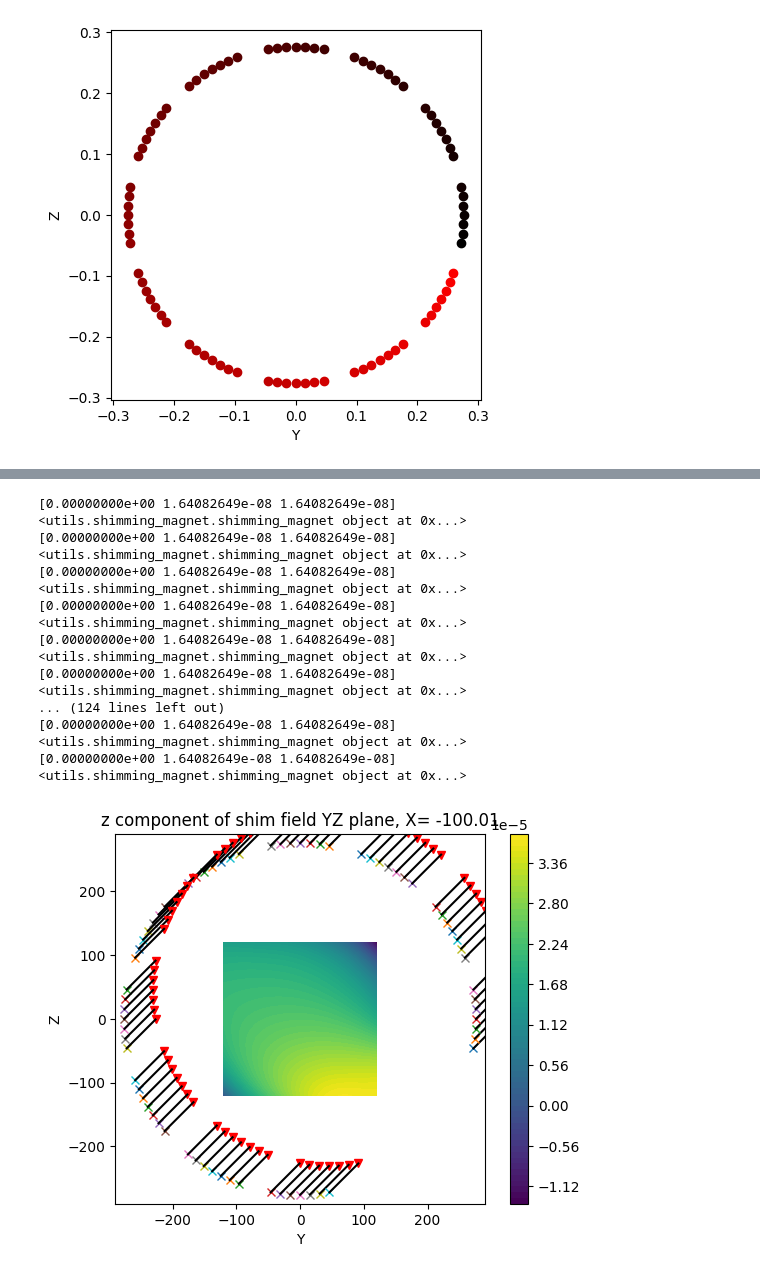
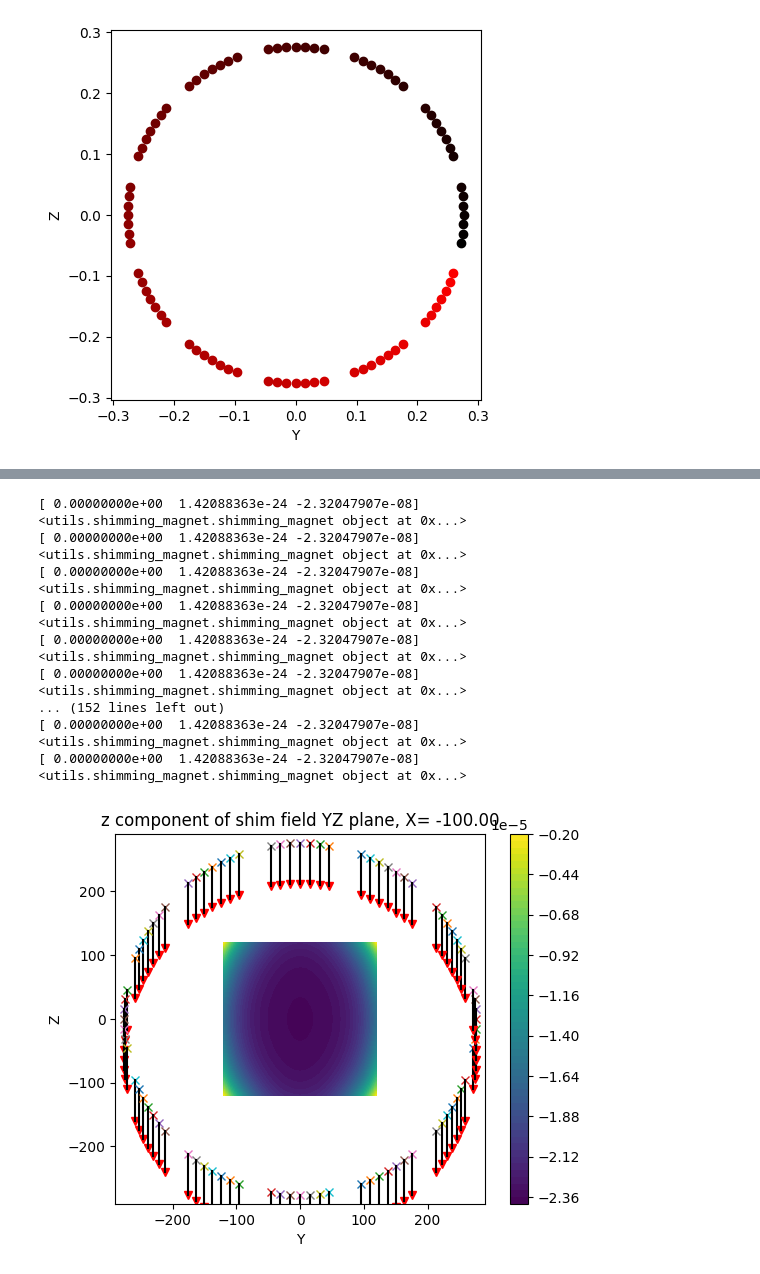
Before and after one commit to rst030/cosi-measure, a Jupyter notebook: Software/COSI2/test_FULLMAP_12_INSERTS_ONE_RING.ipynb, the cells around one changed output, grey strips where cells are left out. Saved outputs shown, nothing was run; the diff lists cells and outputs as text; code cells hidden in the pictures.

```diff
--- a/Software/COSI2/test_FULLMAP_12_INSERTS_ONE_RING.ipynb
+++ b/Software/COSI2/test_FULLMAP_12_INSERTS_ONE_RING.ipynb
@@ -96,7 +99,7 @@ saved numpy array as ./data/tmp/B0_interpolated.npy
 from matplotlib import pyplot as plt
 plt.figure(0)
 
-fig, axes = plt.subplots(nrows=5, ncols=5, figsize=(7, 7))
+fig, axes = plt.subplots(nrows=4, ncols=5, figsize=(7, 7))
 
 FieldMeasured = b0map_shell_init.b0Data[:,:,:,0] # - b0map_noinsert.interpolatedField
 
@@ -104,19 +107,19 @@ print('mean, mT: ',np.nanmean(FieldMeasured))
 print('low, mT:',np.nanmin(FieldMeasured),'\nhigh, mT:',np.nanmax(FieldMeasured))
 homoshellinit = (np.nanmax(FieldMeasured)-np.nanmin(FieldMeasured))/np.nanmean(FieldMeasured)*1e6
 
-for i in range(5):
+for i in range(4):
     for j in range(5):
-        if i*5+j >=24:
+        if i*5+j >=19:
             plt.colorbar(mappable=xxx)
             axes[i,j].xaxis.set_visible(False)
             axes[i,j].yaxis.set_visible(False)
-            axes[i,j].text(0.5, 0.6, 'V1 Magnet\nRaw shell,\nno inserts\n240905 init map\n%.0f ppm'%abs(homoshellinit), horizontalalignment='center', verticalalignment='center', transform=axes[i,j].transAxes)
+            axes[i,j].text(0.5, 0.6, 'V1 Magnet\nRaw ball,\nno inserts\n240906 init map\n%.0f ppm'%abs(homoshellinit), horizontalalignment='center', verticalalignment='center', transform=axes[i,j].transAxes)
             break
         xxx = axes[i,j].imshow(FieldMeasured[i*5+j,:,:],clim=[np.nanmin(FieldMeasured),np.nanmax(FieldMeasured)],origin = 'lower',extent=[-120,120,-120,120])
         axes[i,j].text(0.5, 0.3, 'X=%.1f'%b0map_shell_init.xPts[i*5+j], horizontalalignment='center', verticalalignment='center', transform=axes[i,j].transAxes)
         axes[i,j].xaxis.set_visible(False)
         axes[i,j].yaxis.set_visible(False)
-        if i==4:
+        if i==3:
             axes[i,j].xaxis.set_visible(True)
         if j==0:
             axes[i,j].yaxis.set_visible(True)
@@ -209,10 +212,10 @@ for i in range(5):
             plt.colorbar(mappable=xxx)
             axes[i,j].xaxis.set_visible(False)
             axes[i,j].yaxis.set_visible(False)
-            axes[i,j].text(0.5, 0.6, 'V1 Magnet\nInitial Extrapolated map.\n no inserts\n240905\n%.0f ppm'%abs(homoinit), horizontalalignment='center', verticalalignment='center', transform=axes[i,j].transAxes)
+            axes[i,j].text(0.5, 0.6, 'V1 Magnet\nInitial Interpolated map.\n no inserts\n240907\n%.0f ppm'%abs(homoinit), horizontalalignment='center', verticalalignment='center', transform=axes[i,j].transAxes)
             break
         xxx = axes[i,j].imshow(FieldMeasured[i*5+j,:,:],clim=[np.nanmin(FieldMeasured),np.nanmax(FieldMeasured)],origin = 'lower',extent=[-120,120,-120,120])
-        axes[i,j].text(0.5, 0.3, 'X=%.1f'%b0map_shell_init.xPts[i*5+j], horizontalalignment='center', verticalalignment='center', transform=axes[i,j].transAxes)
+        axes[i,j].text(0.5, 0.3, 'X=%.1f'%b0map_shell_init.xDim_SPH_fine[i*5+j], horizontalalignment='center', verticalalignment='center', transform=axes[i,j].transAxes)
         axes[i,j].xaxis.set_visible(False)
         axes[i,j].yaxis.set_visible(False)
         if i==4:
@@ -224,4 +227,7 @@ for i in range(5):
         axes[i,j].set_ylabel('Y')
         plt.xlabel('Z')
         plt.ylabel('Y')
+
+plt.subplots_adjust(wspace=-0.0, hspace=0)
+plt.show()
 # %% [output]
@@ -384,7 +389,7 @@ computing field of one shim magnet at  0.0045 0.25873178220933674 -0.09609300117
 plt.cla()
 
 magnet_index = 0
-yzsliceidx = 19
+yzsliceidx = 10
 
 for i in range(9):
     alpha = i*np.pi/8
@@ -419,12 +424,12 @@ ONEINSERTFIELD = magnetFields[:,:,:,:,0]*0
 
 ax = plt.figure().add_subplot()
 
-for idx in range(70):#range(len(positions)):
+for idx in range(84):#range(len(positions)):
 
     position = positions[idx]
-    y2d, z2d = np.meshgrid(Y,Z,indexing='ij') #!!!!!!!!!!!
+    y2d, z2d = np.meshgrid(Y,Z) #!!!!!!!!!!!
 
-    alpha = np.pi/4
+    alpha = -np.pi/2
     shimming_magnets[idx].rotation_yz = alpha
 
     shimming_magnets[idx].render_field(grid=coordinate_grid)
@@ -442,43 +447,43 @@ for idx in range(70):#range(len(positions)):
 
 scale = 5e-0
 yzsliceindex = 2
 mpbl = ax.contourf(y2d,z2d,(ONEINSERTFIELD[yzsliceindex,:,:,2]),cmap='viridis',levels=64)#,vmin = -scale, vmax= scale)
 
 plt.colorbar(mappable=mpbl)
 #ax.plot(min(Y),min(Z),'ko')
 #ax.plot(max(Y),max(Z),'ko')
 
 ax.set_xlabel('Y')
 ax.set_ylabel('Z')
 ax.set_xlim(-290,290)
 ax.set_ylim(-290,290)
 ax.set_aspect(1)
 
 ax.set_title('z component of shim field YZ plane, X= %.2f'%(X[yzsliceindex]))
 
 plt.savefig('./pics/field_of_ALL_INSERTS_ITER2_INITIAL.png',format="png")
 plt.savefig('./pics/field_of_ALL_INSERTS_ITER2_INITIAL.pdf',format="pdf")
 
 plt.show()
 # %% [output]
-[0.00000000e+00 1.64082649e-08 1.64082649e-08]
+[ 0.00000000e+00  1.42088363e-24 -2.32047907e-08]
 <utils.shimming_magnet.shimming_magnet object at 0x...>
-[0.00000000e+00 1.64082649e-08 1.64082649e-08]
+[ 0.00000000e+00  1.42088363e-24 -2.32047907e-08]
 <utils.shimming_magnet.shimming_magnet object at 0x...>
-[0.00000000e+00 1.64082649e-08 1.64082649e-08]
+[ 0.00000000e+00  1.42088363e-24 -2.32047907e-08]
 <utils.shimming_magnet.shimming_magnet object at 0x...>
-[0.00000000e+00 1.64082649e-08 1.64082649e-08]
+[ 0.00000000e+00  1.42088363e-24 -2.32047907e-08]
 <utils.shimming_magnet.shimming_magnet object at 0x...>
-[0.00000000e+00 1.64082649e-08 1.64082649e-08]
+[ 0.00000000e+00  1.42088363e-24 -2.32047907e-08]
 <utils.shimming_magnet.shimming_magnet object at 0x...>
-[0.00000000e+00 1.64082649e-08 1.64082649e-08]
+[ 0.00000000e+00  1.42088363e-24 -2.32047907e-08]
 <utils.shimming_magnet.shimming_magnet object at 0x...>
-... (124 lines left out)
-[0.00000000e+00 1.64082649e-08 1.64082649e-08]
+... (152 lines left out)
+[ 0.00000000e+00  1.42088363e-24 -2.32047907e-08]
 <utils.shimming_magnet.shimming_magnet object at 0x...>
-[0.00000000e+00 1.64082649e-08 1.64082649e-08]
+[ 0.00000000e+00  1.42088363e-24 -2.32047907e-08]
 <utils.shimming_magnet.shimming_magnet object at 0x...>
-[figure, old version]
+[figure, new version]
 # %%
 # RENDERING FIELDS OF SHIM MAGNETS
 
```
Also changed, not shown: parts of 25 cells of this notebook, 18 other files.
